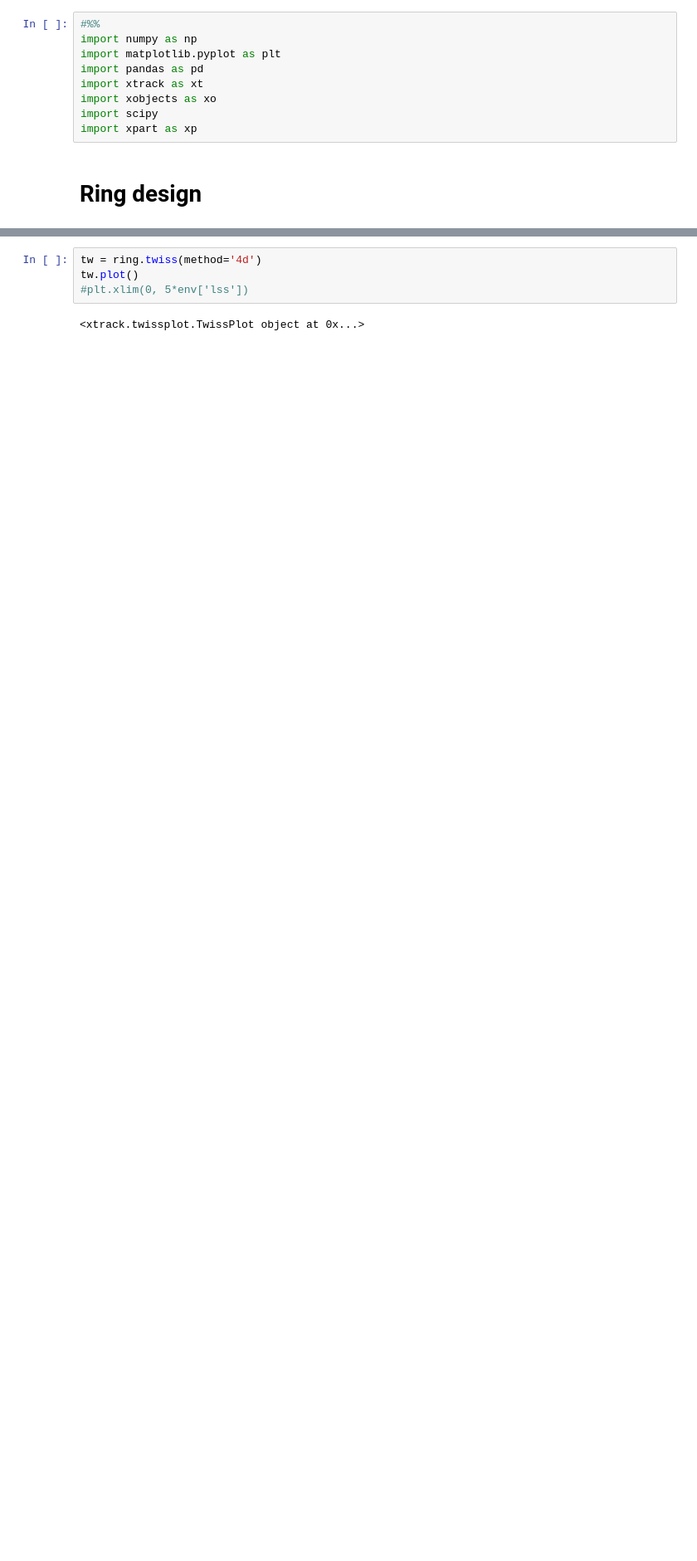
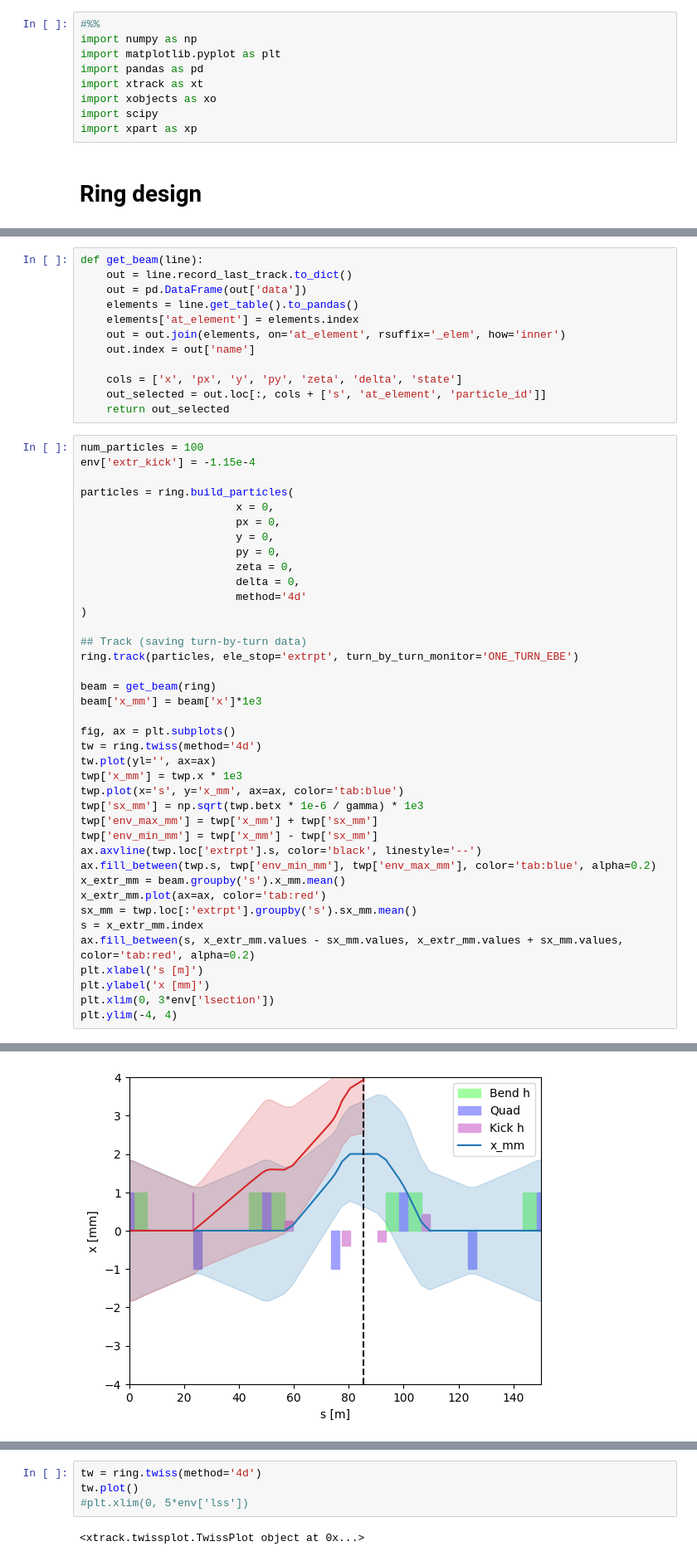
Before and after one commit to gornalexander/cas-beam-optics, a Jupyter notebook: line.ipynb, the cells around one changed output, grey strips where cells are left out. Shown at 83% size. Saved outputs shown, nothing was run; the diff lists cells and outputs as text; blank space fills up the shorter version.

```diff
--- a/line.ipynb
+++ b/line.ipynb
@@ -126,0 +211,52 @@ tw.plot(x='s', y='y', grid=True, xlim=(0, env['lsection']), ax=ax)
+# %%
+def get_beam(line):
+    out = line.record_last_track.to_dict()
+    out = pd.DataFrame(out['data'])
+    elements = line.get_table().to_pandas()
+    elements['at_element'] = elements.index
+    out = out.join(elements, on='at_element', rsuffix='_elem', how='inner')
+    out.index = out['name']
+
+    cols = ['x', 'px', 'y', 'py', 'zeta', 'delta', 'state']
+    out_selected = out.loc[:, cols + ['s', 'at_element', 'particle_id']]
+    return out_selected
+# %%
+num_particles = 100
+env['extr_kick'] = -1.15e-4
+
+particles = ring.build_particles(
+                        x = 0,
+                        px = 0,
+                        y = 0,
+                        py = 0,
+                        zeta = 0,
+                        delta = 0,
+                        method='4d'
+)
+
+## Track (saving turn-by-turn data)
+ring.track(particles, ele_stop='extrpt', turn_by_turn_monitor='ONE_TURN_EBE')
+
+beam = get_beam(ring)
+beam['x_mm'] = beam['x']*1e3
+
+fig, ax = plt.subplots()
+tw = ring.twiss(method='4d')
+tw.plot(yl='', ax=ax)
+twp['x_mm'] = twp.x * 1e3
+twp.plot(x='s', y='x_mm', ax=ax, color='tab:blue')
+twp['sx_mm'] = np.sqrt(twp.betx * 1e-6 / gamma) * 1e3
+twp['env_max_mm'] = twp['x_mm'] + twp['sx_mm']
+twp['env_min_mm'] = twp['x_mm'] - twp['sx_mm']
+ax.axvline(twp.loc['extrpt'].s, color='black', linestyle='--')
+ax.fill_between(twp.s, twp['env_min_mm'], twp['env_max_mm'], color='tab:blue', alpha=0.2)
+x_extr_mm = beam.groupby('s').x_mm.mean()
+x_extr_mm.plot(ax=ax, color='tab:red')
+sx_mm = twp.loc[:'extrpt'].groupby('s').sx_mm.mean()
+s = x_extr_mm.index
+ax.fill_between(s, x_extr_mm.values - sx_mm.values, x_extr_mm.values + sx_mm.values, color='tab:red', alpha=0.2)
+plt.xlabel('s [m]')
+plt.ylabel('x [mm]')
+plt.xlim(0, 3*env['lsection'])
+plt.ylim(-4, 4)
+# %% [output]
@@ -127,3 +264,4 @@ tw.plot(x='s', y='y', grid=True, xlim=(0, env['lsection']), ax=ax)
+[figure, added]
 # %%
 env['lss'] = 0
 env['f_ss'] = 'lss / 2 '
```
Also changed, not shown: parts of 9 cells of this notebook.
